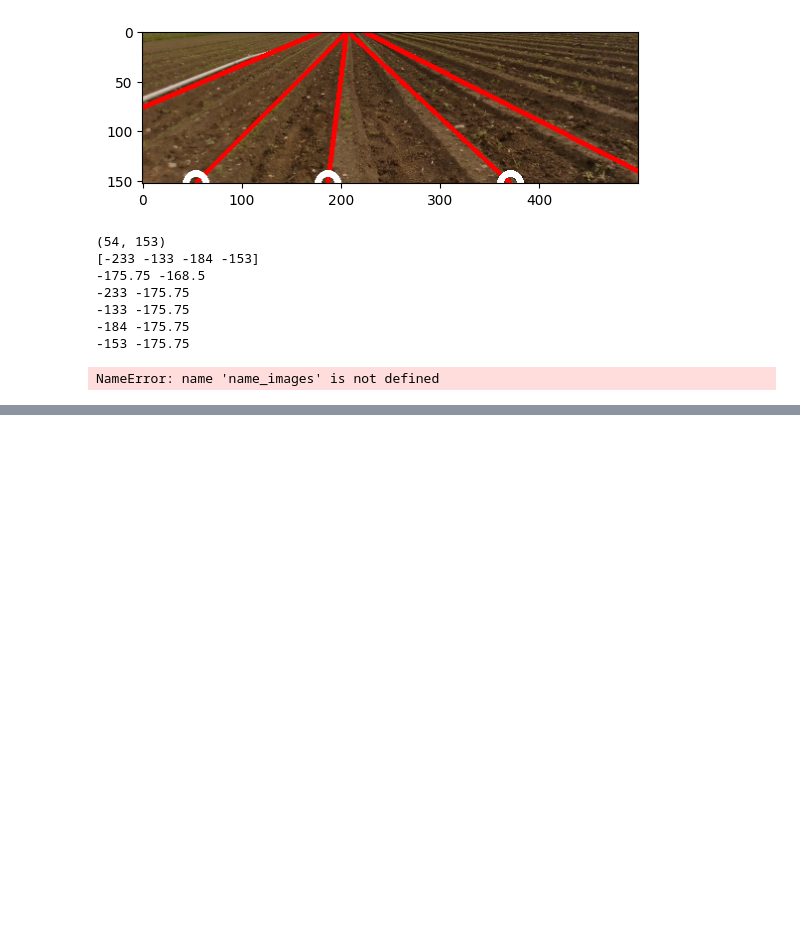
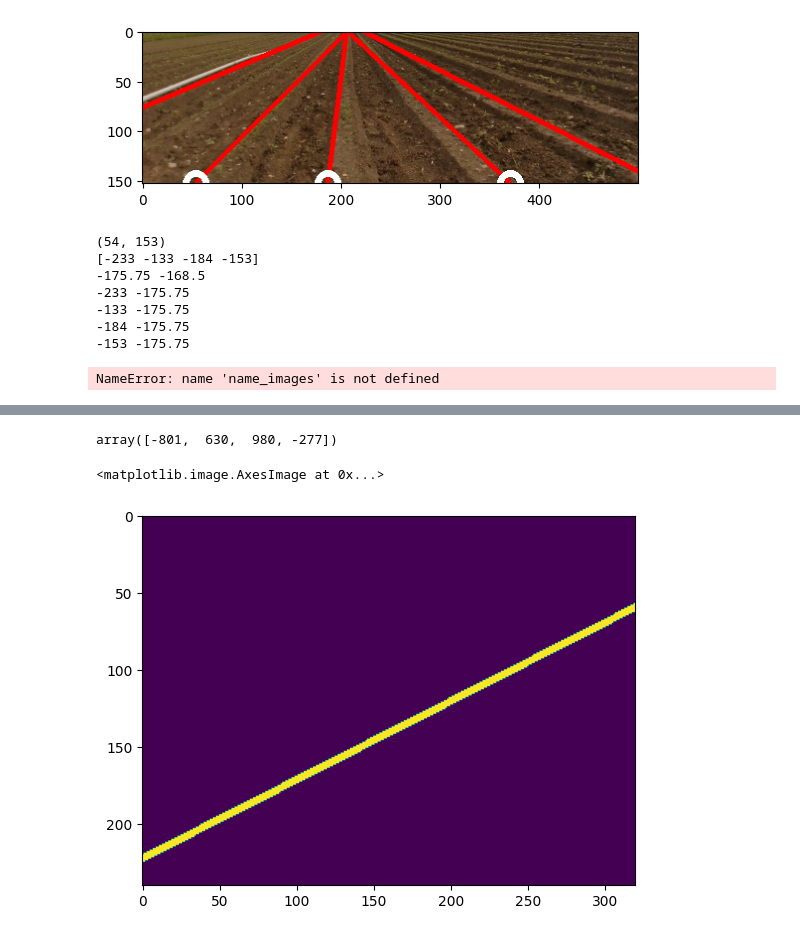
Before and after one commit to rmerat/Caterra-1, a Jupyter notebook: CompletePyCode/Debug2.ipynb, the cells around one changed output, grey strips where cells are left out. Cells and saved outputs as stored; diff of their text form; code cells hidden in the pictures; blank space fills up the shorter version.

```diff
--- a/CompletePyCode/Debug2.ipynb
+++ b/CompletePyCode/Debug2.ipynb
@@ -889,0 +1237,36 @@ NameError: name 'name_images' is not defined
+# %%
+import numpy as np
+
+# NumPy array of lines, where each row represents a line defined by two points (x1, y1, x2, y2)
+lines = tot
+
+# Given point
+point = (193, -35)
+
+# Initialize a variable to store the farthest distance
+farthest_distance = 0
+
+# Iterate through the lines and find the farthest one from the given point
+for line in lines:
+    x1, y1, x2, y2 = line
+    # Calculate the distance from the point to the line
+    distance = abs((y2 - y1) * point[0] - (x2 - x1) * point[1] + x2 * y1 - y2 * x1) / np.sqrt((y2 - y1)**2 + (x2 - x1)**2)
+    if distance > farthest_distance:
+        farthest_distance = distance
+        farthest_line = line
+
+# Print the farthest
+# %%
+farthest_line
+# %% [output]
+array([-801,  630,  980, -277])
+# %%
+import cv2
+import matplotlib.pyplot as plt
+test = np.zeros((240,320))
+p1x,p1y,p2x,p2y = farthest_line
+cv2.line(test, (p1x,p1y), (p2x,p2y), (255,0,0), 3)
+plt.imshow(test)
+# %% [output]
+<matplotlib.image.AxesImage at 0x...>
+[figure, added]
```
Also changed, not shown: parts of 21 cells of this notebook, 5 other files.
